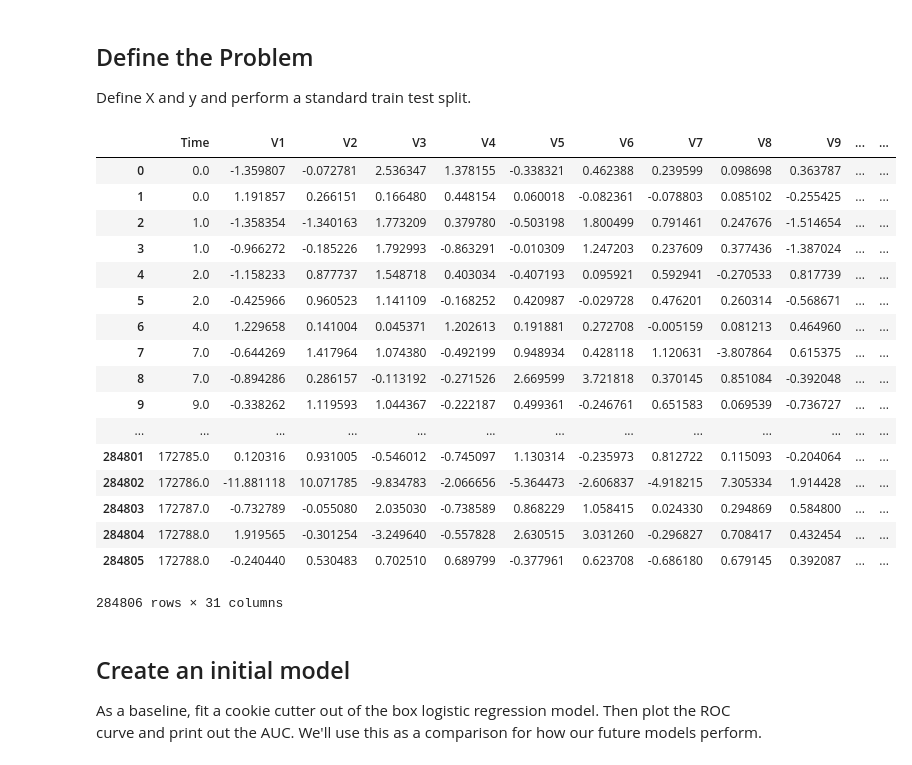
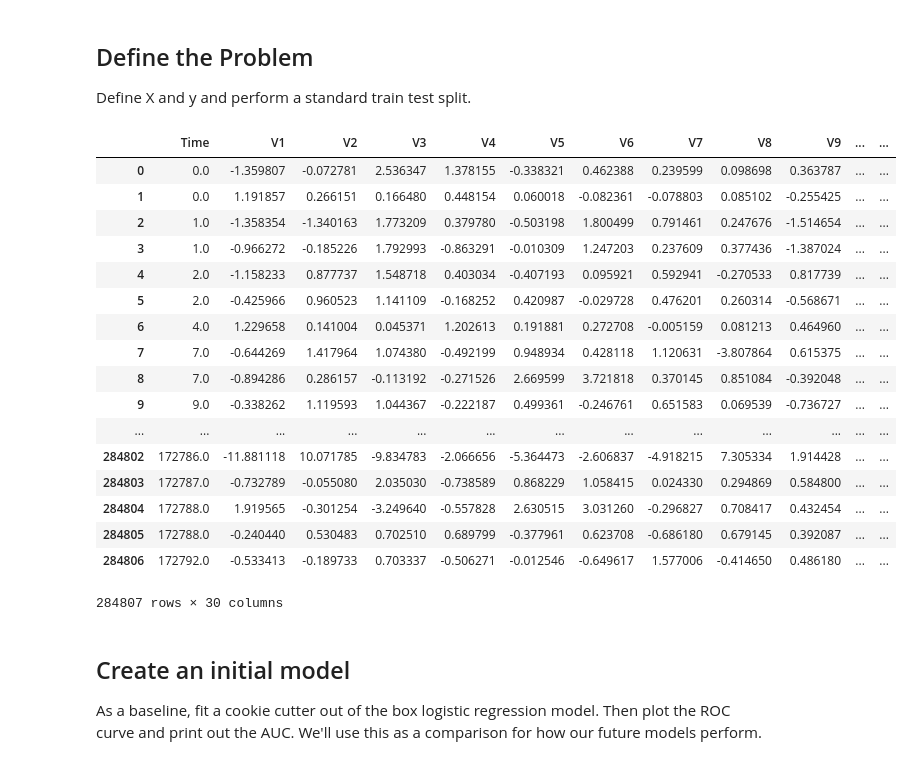
Before and after one commit to fleralle/dsc-class-imbalance-problems-lab-houston-ds-042219, a Jupyter notebook: index.ipynb, the cells around one changed output. Saved outputs shown, nothing was run; the diff lists cells and outputs as text; code cells hidden in the pictures.

```diff
--- a/index.ipynb
+++ b/index.ipynb
@@ -50,27 +50,27 @@ Define X and y and perform a standard train test split.
 # %%
 from sklearn.model_selection import train_test_split
 
-X = creditcard_df.iloc[:-1]
+X = creditcard_df.iloc[:, :-1]
 X
 # %% [output]
 |  | Time | V1 | V2 | V3 | V4 | V5 | V6 | V7 | V8 | V9 | ... | ... |
 | 0 | 0.0 | -1.359807 | -0.072781 | 2.536347 | 1.378155 | -0.338321 | 0.462388 | 0.239599 | 0.098698 | 0.363787 | ... | ... |
 | 1 | 0.0 | 1.191857 | 0.266151 | 0.166480 | 0.448154 | 0.060018 | -0.082361 | -0.078803 | 0.085102 | -0.255425 | ... | ... |
 | 2 | 1.0 | -1.358354 | -1.340163 | 1.773209 | 0.379780 | -0.503198 | 1.800499 | 0.791461 | 0.247676 | -1.514654 | ... | ... |
 | 3 | 1.0 | -0.966272 | -0.185226 | 1.792993 | -0.863291 | -0.010309 | 1.247203 | 0.237609 | 0.377436 | -1.387024 | ... | ... |
 | 4 | 2.0 | -1.158233 | 0.877737 | 1.548718 | 0.403034 | -0.407193 | 0.095921 | 0.592941 | -0.270533 | 0.817739 | ... | ... |
 | 5 | 2.0 | -0.425966 | 0.960523 | 1.141109 | -0.168252 | 0.420987 | -0.029728 | 0.476201 | 0.260314 | -0.568671 | ... | ... |
 | 6 | 4.0 | 1.229658 | 0.141004 | 0.045371 | 1.202613 | 0.191881 | 0.272708 | -0.005159 | 0.081213 | 0.464960 | ... | ... |
 | 7 | 7.0 | -0.644269 | 1.417964 | 1.074380 | -0.492199 | 0.948934 | 0.428118 | 1.120631 | -3.807864 | 0.615375 | ... | ... |
 | 8 | 7.0 | -0.894286 | 0.286157 | -0.113192 | -0.271526 | 2.669599 | 3.721818 | 0.370145 | 0.851084 | -0.392048 | ... | ... |
 | 9 | 9.0 | -0.338262 | 1.119593 | 1.044367 | -0.222187 | 0.499361 | -0.246761 | 0.651583 | 0.069539 | -0.736727 | ... | ... |
 | ... | ... | ... | ... | ... | ... | ... | ... | ... | ... | ... | ... | ... |
-| 284801 | 172785.0 | 0.120316 | 0.931005 | -0.546012 | -0.745097 | 1.130314 | -0.235973 | 0.812722 | 0.115093 | -0.204064 | ... | ... |
 | 284802 | 172786.0 | -11.881118 | 10.071785 | -9.834783 | -2.066656 | -5.364473 | -2.606837 | -4.918215 | 7.305334 | 1.914428 | ... | ... |
 | 284803 | 172787.0 | -0.732789 | -0.055080 | 2.035030 | -0.738589 | 0.868229 | 1.058415 | 0.024330 | 0.294869 | 0.584800 | ... | ... |
 | 284804 | 172788.0 | 1.919565 | -0.301254 | -3.249640 | -0.557828 | 2.630515 | 3.031260 | -0.296827 | 0.708417 | 0.432454 | ... | ... |
 | 284805 | 172788.0 | -0.240440 | 0.530483 | 0.702510 | 0.689799 | -0.377961 | 0.623708 | -0.686180 | 0.679145 | 0.392087 | ... | ... |
+| 284806 | 172792.0 | -0.533413 | -0.189733 | 0.703337 | -0.506271 | -0.012546 | -0.649617 | 1.577006 | -0.414650 | 0.486180 | ... | ... |
-284806 rows × 31 columns
+284807 rows × 30 columns
 # %% [markdown]
 ## Create an initial model
 
```
